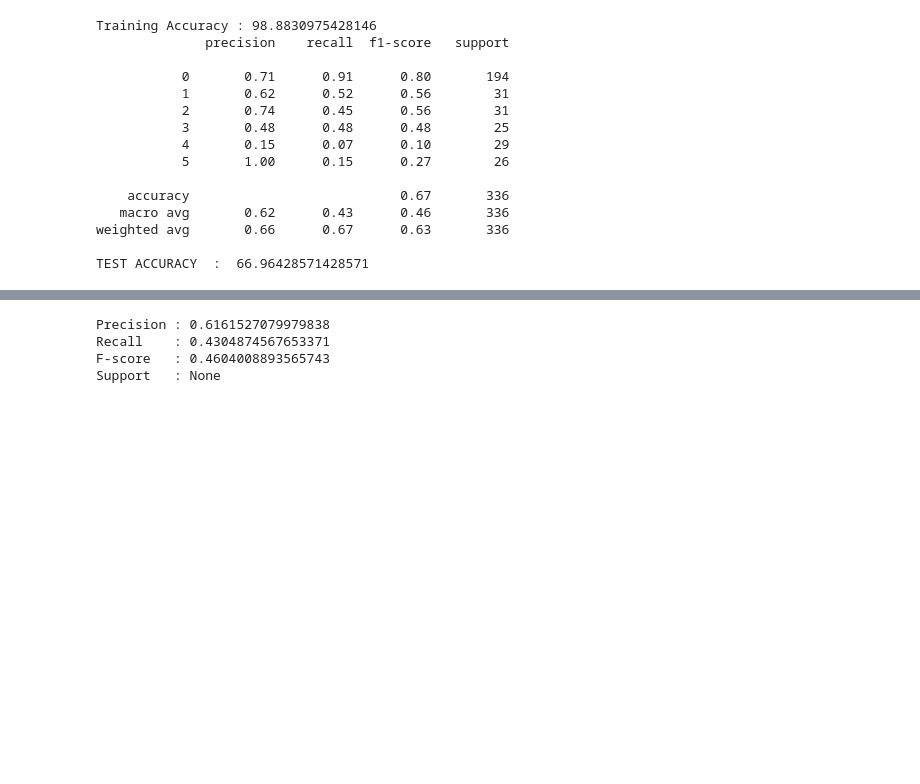
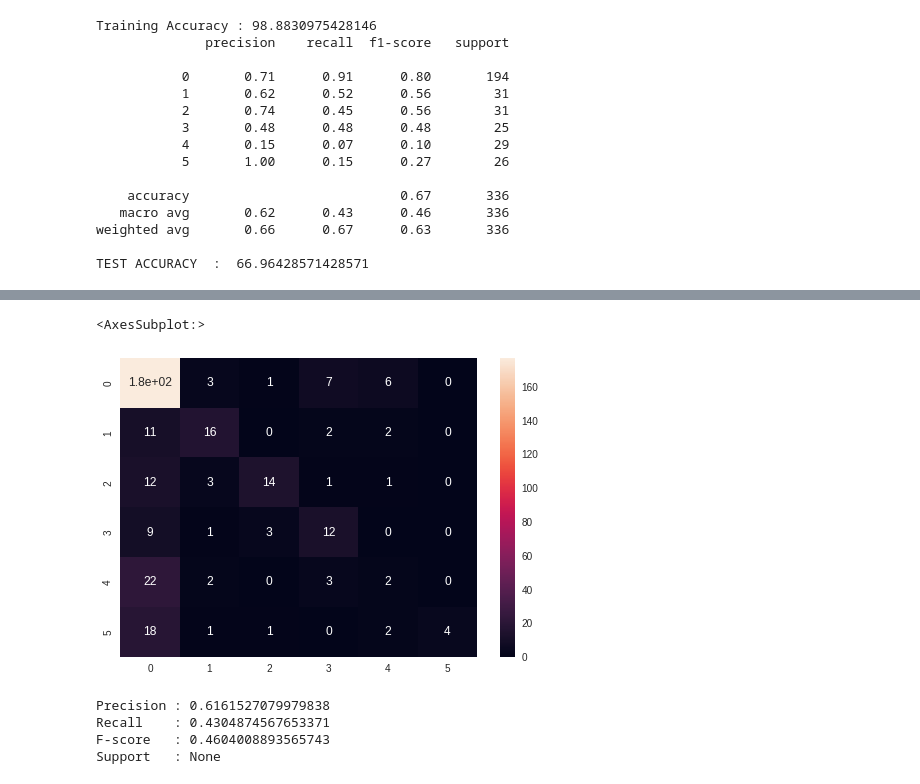
Before and after one commit to AshvinVignesh/Sentiment-Analysis, a Jupyter notebook: model/SA_SINHALA_3_CONTD(2).ipynb, the cells around one changed output, grey strips where cells are left out. Drawn from its saved outputs; the diff is of its cells as text; code cells hidden in the pictures; blank space fills up the shorter version.

```diff
--- a/model/SA_SINHALA_3_CONTD(2).ipynb
+++ b/model/SA_SINHALA_3_CONTD(2).ipynb
@@ -270,3 +281,8 @@ TEST ACCURACY  :  66.96428571428571
+# %%
+sns.heatmap(confusion_matrix(y_test, predictions2), annot = True)
+# %% [output]
+<AxesSubplot:>
+[figure, added]
 # %%
 from sklearn.metrics import precision_recall_fscore_support as score
 precision,recall,fscore,support=score(y_test, predictions2,average='macro')
```
Also changed, not shown: parts of 5 cells of this notebook.
